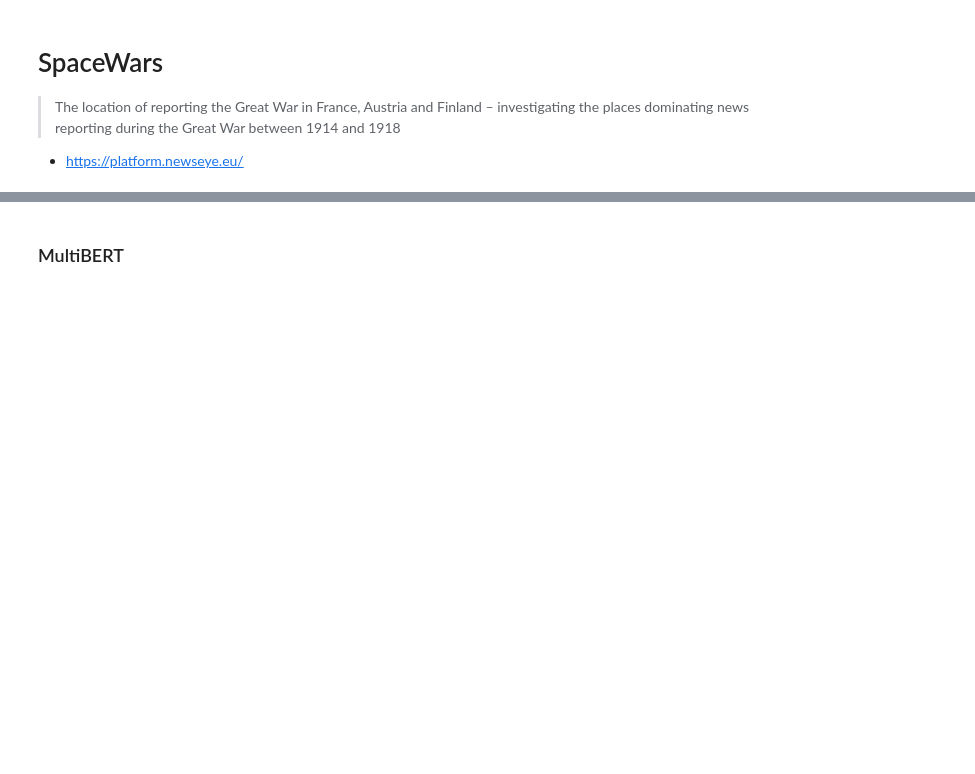
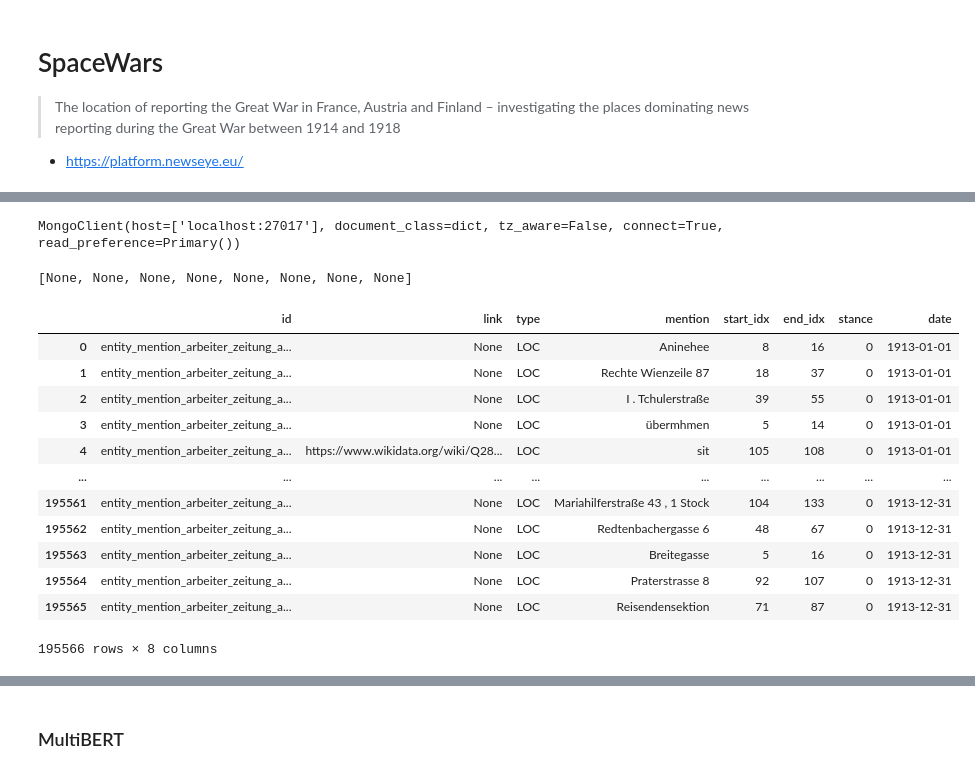
Before and after one commit to dhh21/SpaceWars, a Jupyter notebook: SpaceWars.ipynb, the cells around one changed output, grey strips where cells are left out. Drawn from its saved outputs; the diff is of its cells as text; code cells hidden in the pictures; blank space fills up the shorter version.

```diff
--- a/SpaceWars.ipynb
+++ b/SpaceWars.ipynb
@@ -6,0 +208,16 @@
+# %%
+from mongoengine import connect
+
+connect('spacewars')
+# %% [output]
+MongoClient(host=['localhost:27017'], document_class=dict, tz_aware=False, connect=True, read_preference=Primary())
+# %%
+import os
+from os.path import join
+from os import listdir
+
+DATA_PATH = os.path.abspath('data/export_hackathon/')
+
+[os.makedirs(join('entities', year), exist_ok=True) for year in listdir(DATA_PATH)]
+# %% [output]
+[None, None, None, None, None, None, None, None]
@@ -6,0 +269,16 @@
+# %%
+data
+# %% [output]
+|  | id | link | type | mention | start_idx | end_idx | stance | date |
+| 0 | entity_mention_arbeiter_zeitung_a... | None | LOC | Aninehee | 8 | 16 | 0 | 1913-01-01 |
+| 1 | entity_mention_arbeiter_zeitung_a... | None | LOC | Rechte Wienzeile 87 | 18 | 37 | 0 | 1913-01-01 |
+| 2 | entity_mention_arbeiter_zeitung_a... | None | LOC | I . Tchulerstraße | 39 | 55 | 0 | 1913-01-01 |
+| 3 | entity_mention_arbeiter_zeitung_a... | None | LOC | übermhmen | 5 | 14 | 0 | 1913-01-01 |
+| 4 | entity_mention_arbeiter_zeitung_a... | https://www.wikidata.org/wiki/Q28... | LOC | sit | 105 | 108 | 0 | 1913-01-01 |
+| ... | ... | ... | ... | ... | ... | ... | ... | ... |
+| 195561 | entity_mention_arbeiter_zeitung_a... | None | LOC | Mariahilferstraße 43 , 1 Stock | 104 | 133 | 0 | 1913-12-31 |
+| 195562 | entity_mention_arbeiter_zeitung_a... | None | LOC | Redtenbachergasse 6 | 48 | 67 | 0 | 1913-12-31 |
+| 195563 | entity_mention_arbeiter_zeitung_a... | None | LOC | Breitegasse | 5 | 16 | 0 | 1913-12-31 |
+| 195564 | entity_mention_arbeiter_zeitung_a... | None | LOC | Praterstrasse 8 | 92 | 107 | 0 | 1913-12-31 |
+| 195565 | entity_mention_arbeiter_zeitung_a... | None | LOC | Reisendensektion | 71 | 87 | 0 | 1913-12-31 |
+195566 rows × 8 columns
```
Also changed, not shown: parts of 24 cells of this notebook, 1 other file.
